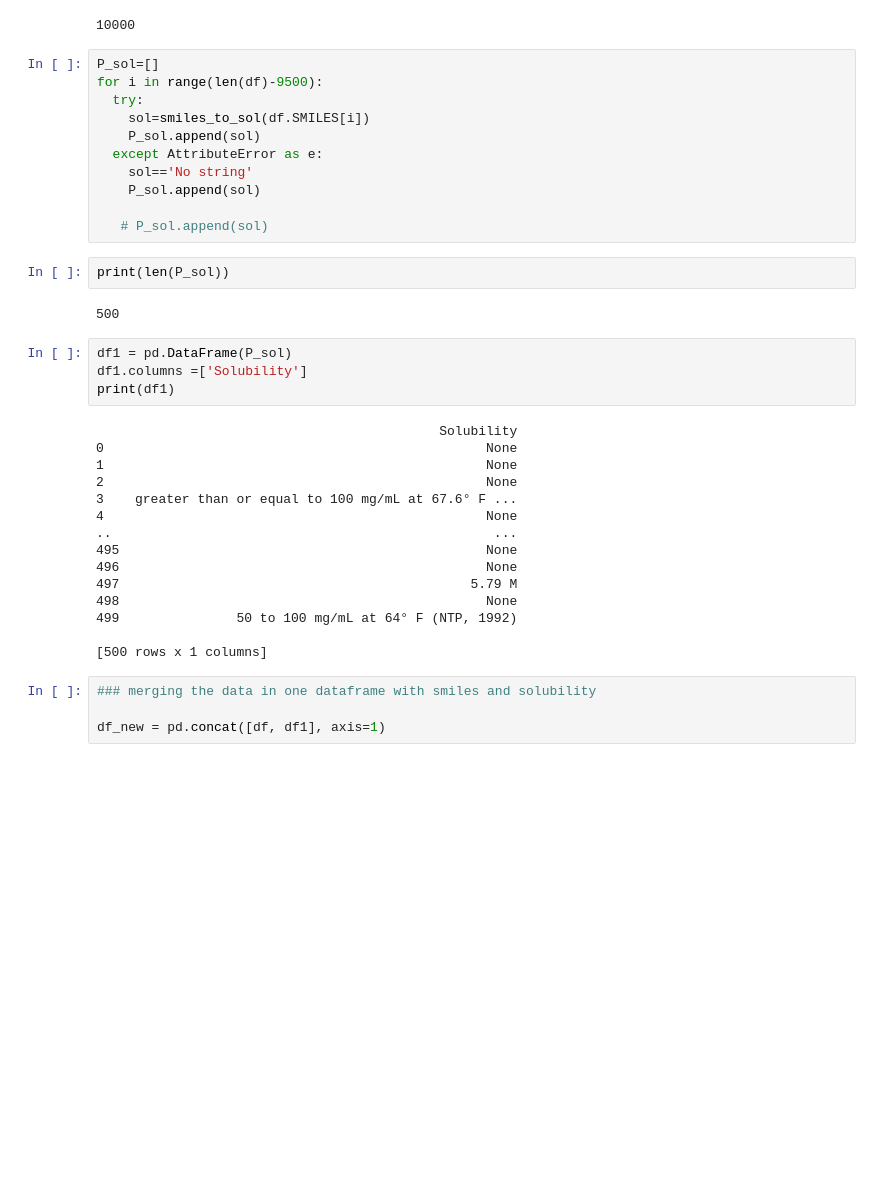
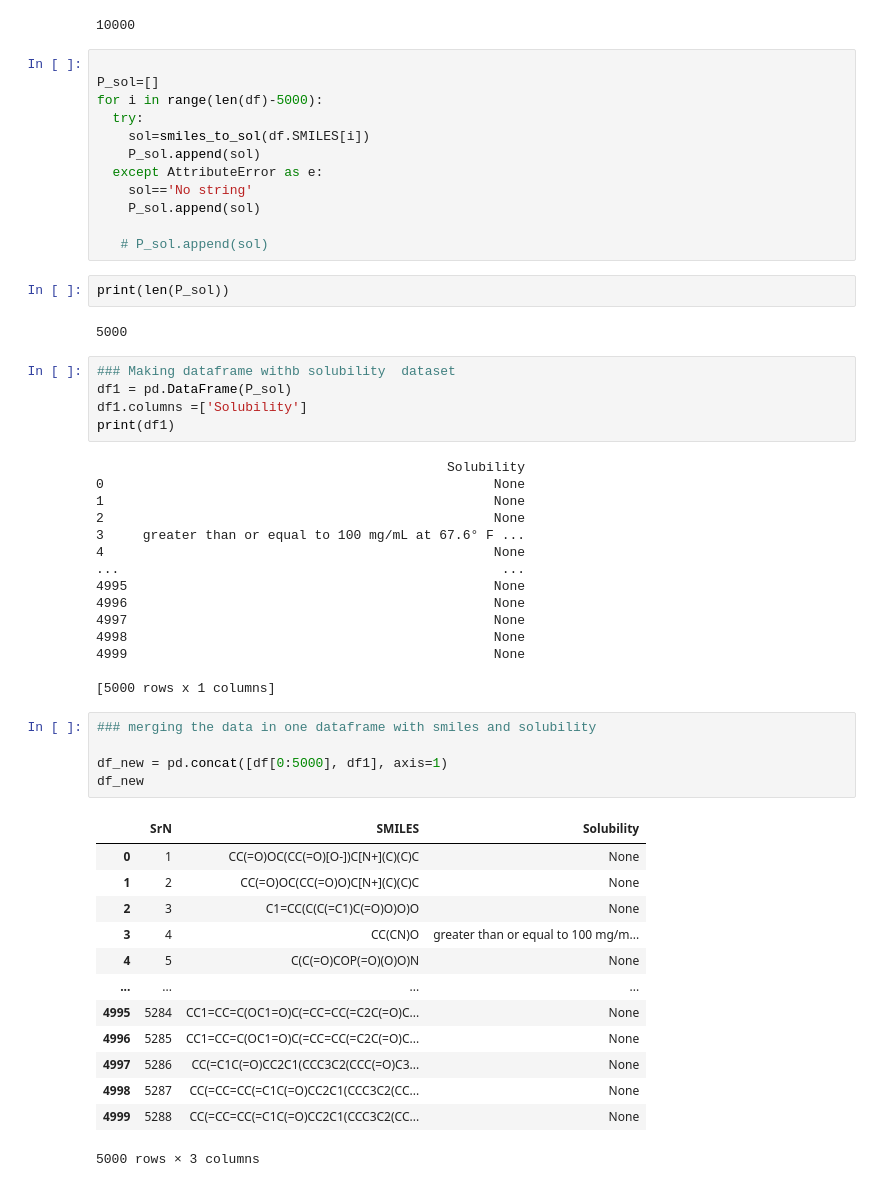
Before and after one commit to ali1810/Big-DATA-week1-, a Jupyter notebook: pubchem_sol_data.ipynb, the cells around one changed output. Cells and saved outputs as stored; diff of their text form; blank space fills up the shorter version.

```diff
--- a/pubchem_sol_data.ipynb
+++ b/pubchem_sol_data.ipynb
@@ -149,8 +137,9 @@ print(len(df))
 # %% [output]
 10000
 # %%
+
 P_sol=[]
-for i in range(len(df)-9500):
+for i in range(len(df)-5000):
   try:
     sol=smiles_to_sol(df.SMILES[i])
     P_sol.append(sol)
@@ -162,27 +151,43 @@ for i in range(len(df)-9500):
 # %%
 print(len(P_sol))
 # %% [output]
-500
+5000
 # %%
+### Making dataframe withb solubility  dataset
 df1 = pd.DataFrame(P_sol)
 df1.columns =['Solubility']
 print(df1)
 # %% [output]
-                                            Solubility
-0                                                 None
-1                                                 None
-2                                                 None
-3    greater than or equal to 100 mg/mL at 67.6° F ...
-4                                                 None
-..                                                 ...
-495                                               None
-496                                               None
-497                                             5.79 M
-498                                               None
-499               50 to 100 mg/mL at 64° F (NTP, 1992)
+                                             Solubility
+0                                                  None
+1                                                  None
+2                                                  None
+3     greater than or equal to 100 mg/mL at 67.6° F ...
+4                                                  None
+...                                                 ...
+4995                                               None
+4996                                               None
+4997                                               None
+4998                                               None
+4999                                               None
 
-[500 rows x 1 columns]
+[5000 rows x 1 columns]
 # %%
 ### merging the data in one dataframe with smiles and solubility
 
-df_new = pd.concat([df, df1], axis=1)
+df_new = pd.concat([df[0:5000], df1], axis=1)
+df_new
+# %% [output]
+|  | SrN | SMILES | Solubility |
+| 0 | 1 | CC(=O)OC(CC(=O)[O-])C[N+](C)(C)C | None |
+| 1 | 2 | CC(=O)OC(CC(=O)O)C[N+](C)(C)C | None |
+| 2 | 3 | C1=CC(C(C(=C1)C(=O)O)O)O | None |
+| 3 | 4 | CC(CN)O | greater than or equal to 100 mg/m... |
+| 4 | 5 | C(C(=O)COP(=O)(O)O)N | None |
+| ... | ... | ... | ... |
+| 4995 | 5284 | CC1=CC=C(OC1=O)C(=CC=CC(=C2C(=O)C... | None |
+| 4996 | 5285 | CC1=CC=C(OC1=O)C(=CC=CC(=C2C(=O)C... | None |
+| 4997 | 5286 | CC(=C1C(=O)CC2C1(CCC3C2(CCC(=O)C3... | None |
+| 4998 | 5287 | CC(=CC=CC(=C1C(=O)CC2C1(CCC3C2(CC... | None |
+| 4999 | 5288 | CC(=CC=CC(=C1C(=O)CC2C1(CCC3C2(CC... | None |
+5000 rows × 3 columns
```
Also changed, not shown: parts of 18 cells of this notebook.
